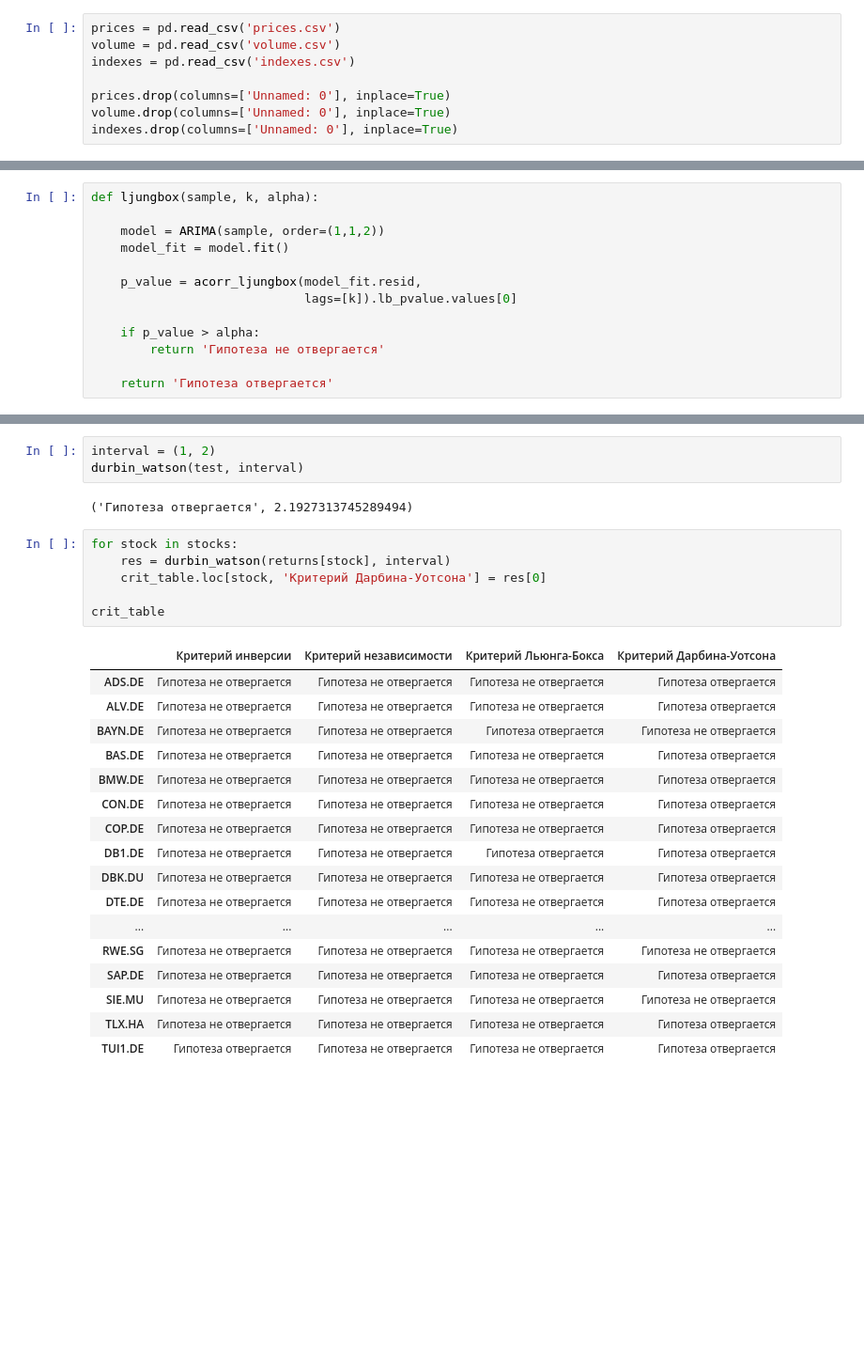
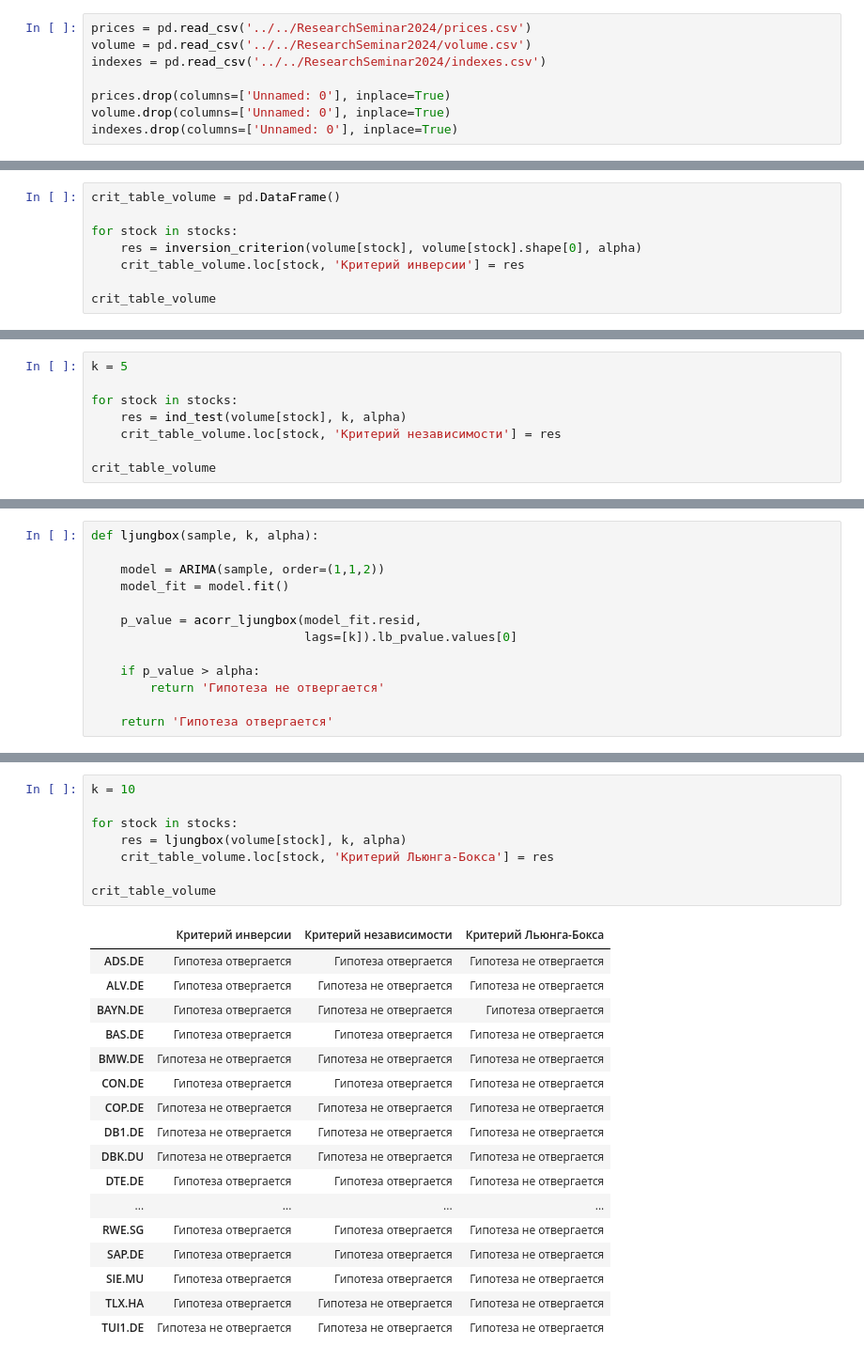
Before and after one commit to antonov1lya/ResearchSeminar2024, a Jupyter notebook: report.ipynb, the cells around one changed output, grey strips where cells are left out. Shown at 94% size. Saved outputs shown, nothing was run; the diff lists cells and outputs as text; blank space fills up the shorter version.

```diff
--- a/report.ipynb
+++ b/report.ipynb
@@ -44,9 +44,9 @@ indexes.to_csv('indexes.csv')
 # %% [markdown]
 # Чтение данных
 # %%
-prices = pd.read_csv('prices.csv')
-volume = pd.read_csv('volume.csv')
-indexes = pd.read_csv('indexes.csv')
+prices = pd.read_csv('../../ResearchSeminar2024/prices.csv')
+volume = pd.read_csv('../../ResearchSeminar2024/volume.csv')
+indexes = pd.read_csv('../../ResearchSeminar2024/indexes.csv')
 
 prices.drop(columns=['Unnamed: 0'], inplace=True)
 volume.drop(columns=['Unnamed: 0'], inplace=True)
@@ -276,3 +272,11 @@ crit_table
 | SIE.MU | Гипотеза не отвергается |
 | TLX.HA | Гипотеза не отвергается |
 | TUI1.DE | Гипотеза отвергается |
+# %%
+crit_table_volume = pd.DataFrame()
+
+for stock in stocks:
+    res = inversion_criterion(volume[stock], volume[stock].shape[0], alpha)
+    crit_table_volume.loc[stock, 'Критерий инверсии'] = res
+
+crit_table_volume
@@ -369,3 +391,11 @@ crit_table
 | SIE.MU | Гипотеза не отвергается | Гипотеза не отвергается |
 | TLX.HA | Гипотеза не отвергается | Гипотеза не отвергается |
 | TUI1.DE | Гипотеза отвергается | Гипотеза не отвергается |
+# %%
+k = 5
+
+for stock in stocks:
+    res = ind_test(volume[stock], k, alpha)
+    crit_table_volume.loc[stock, 'Критерий независимости'] = res
+
+crit_table_volume
@@ -457,29 +477,26 @@ def durbin_watson(state, interval):
-# %%
-interval = (1, 2)
-durbin_watson(test, interval)
-# %% [output]
-('Гипотеза отвергается', 2.1927313745289494)
 # %%
+k = 10
+
 for stock in stocks:
-    res = durbin_watson(returns[stock], interval)
-    crit_table.loc[stock, 'Критерий Дарбина-Уотсона'] = res[0]
+    res = ljungbox(volume[stock], k, alpha)
+    crit_table_volume.loc[stock, 'Критерий Льюнга-Бокса'] = res
 
-crit_table
+crit_table_volume
 # %% [output]
-|  | Критерий инверсии | Критерий независимости | Критерий Льюнга-Бокса | Критерий Дарбина-Уотсона |
-| ADS.DE | Гипотеза не отвергается | Гипотеза не отвергается | Гипотеза не отвергается | Гипотеза отвергается |
-| ALV.DE | Гипотеза не отвергается | Гипотеза не отвергается | Гипотеза не отвергается | Гипотеза отвергается |
-| BAYN.DE | Гипотеза не отвергается | Гипотеза не отвергается | Гипотеза отвергается | Гипотеза не отвергается |
-| BAS.DE | Гипотеза не отвергается | Гипотеза не отвергается | Гипотеза не отвергается | Гипотеза отвергается |
-| BMW.DE | Гипотеза не отвергается | Гипотеза не отвергается | Гипотеза не отвергается | Гипотеза отвергается |
-| CON.DE | Гипотеза не отвергается | Гипотеза не отвергается | Гипотеза не отвергается | Гипотеза отвергается |
-| COP.DE | Гипотеза не отвергается | Гипотеза не отвергается | Гипотеза не отвергается | Гипотеза отвергается |
-| DB1.DE | Гипотеза не отвергается | Гипотеза не отвергается | Гипотеза отвергается | Гипотеза отвергается |
-| DBK.DU | Гипотеза не отвергается | Гипотеза не отвергается | Гипотеза не отвергается | Гипотеза отвергается |
-| DTE.DE | Гипотеза не отвергается | Гипотеза не отвергается | Гипотеза не отвергается | Гипотеза отвергается |
-| ... | ... | ... | ... | ... |
-| RWE.SG | Гипотеза не отвергается | Гипотеза не отвергается | Гипотеза не отвергается | Гипотеза не отвергается |
-| SAP.DE | Гипотеза не отвергается | Гипотеза не отвергается | Гипотеза не отвергается | Гипотеза отвергается |
-| SIE.MU | Гипотеза не отвергается | Гипотеза не отвергается | Гипотеза не отвергается | Гипотеза не отвергается |
-| TLX.HA | Гипотеза не отвергается | Гипотеза не отвергается | Гипотеза не отвергается | Гипотеза отвергается |
-| TUI1.DE | Гипотеза отвергается | Гипотеза не отвергается | Гипотеза не отвергается | Гипотеза отвергается |
+|  | Критерий инверсии | Критерий независимости | Критерий Льюнга-Бокса |
+| ADS.DE | Гипотеза отвергается | Гипотеза отвергается | Гипотеза не отвергается |
+| ALV.DE | Гипотеза отвергается | Гипотеза не отвергается | Гипотеза не отвергается |
+| BAYN.DE | Гипотеза отвергается | Гипотеза не отвергается | Гипотеза отвергается |
+| BAS.DE | Гипотеза отвергается | Гипотеза отвергается | Гипотеза не отвергается |
+| BMW.DE | Гипотеза не отвергается | Гипотеза не отвергается | Гипотеза не отвергается |
+| CON.DE | Гипотеза отвергается | Гипотеза отвергается | Гипотеза не отвергается |
+| COP.DE | Гипотеза не отвергается | Гипотеза не отвергается | Гипотеза не отвергается |
+| DB1.DE | Гипотеза не отвергается | Гипотеза не отвергается | Гипотеза не отвергается |
+| DBK.DU | Гипотеза не отвергается | Гипотеза не отвергается | Гипотеза не отвергается |
+| DTE.DE | Гипотеза отвергается | Гипотеза отвергается | Гипотеза не отвергается |
+| ... | ... | ... | ... |
+| RWE.SG | Гипотеза отвергается | Гипотеза отвергается | Гипотеза не отвергается |
+| SAP.DE | Гипотеза отвергается | Гипотеза отвергается | Гипотеза не отвергается |
+| SIE.MU | Гипотеза отвергается | Гипотеза отвергается | Гипотеза не отвергается |
+| TLX.HA | Гипотеза отвергается | Гипотеза не отвергается | Гипотеза не отвергается |
+| TUI1.DE | Гипотеза не отвергается | Гипотеза не отвергается | Гипотеза не отвергается |
```
Also changed, not shown: parts of 25 cells of this notebook, 1 other file.
